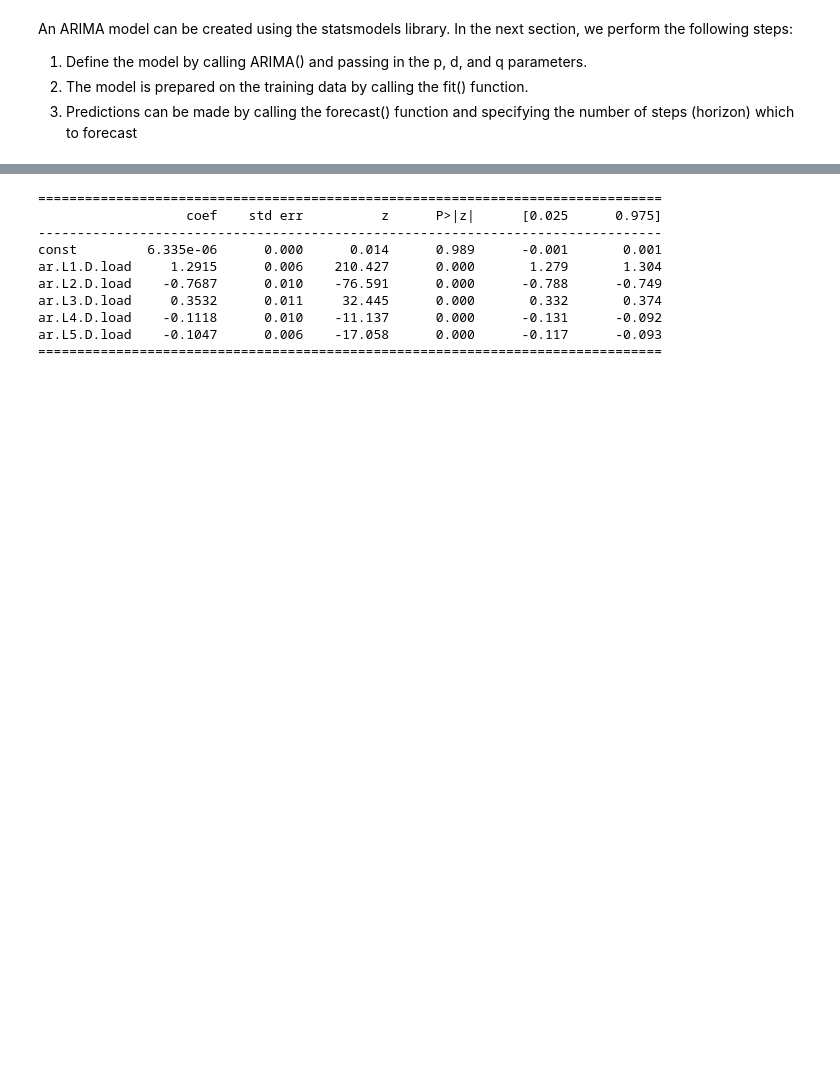
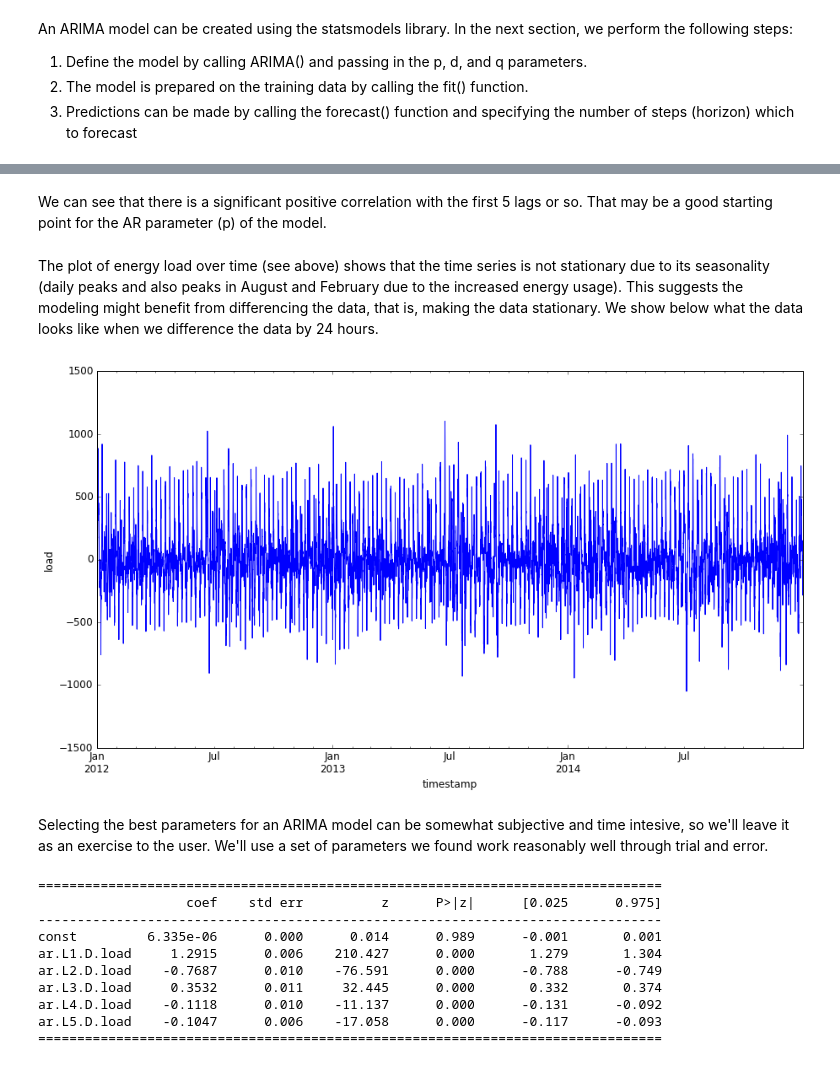
Before and after one commit to yijingchen/RNNForTimeSeriesForecastTutorial, a Jupyter notebook: 1_one_step_traditional_ts_arima.ipynb, the cells around one changed output, grey strips where cells are left out. Cells and saved outputs as stored; diff of their text form; code cells hidden in the pictures; blank space fills up the shorter version.

```diff
--- a/1_one_step_traditional_ts_arima.ipynb
+++ b/1_one_step_traditional_ts_arima.ipynb
@@ -186,2 +155,16 @@ pyplot.show()
+# %% [markdown]
+We can see that there is a significant positive correlation with the first 5 lags or so. That may be a good starting point for the AR parameter (p) of the model.
+# %% [markdown]
+The plot of energy load over time (see above) shows that the time series is not stationary due to its seasonality (daily peaks and also peaks in August and February due to the increased energy usage). This suggests the modeling might benefit from differencing the data, that is, making the data stationary.
+We show below what the data looks like when we difference the data by 24 hours.
+# %%
+energy.copy()['load'].diff(periods=24).plot(y='load', figsize=(15, 8), fontsize=12)
+plt.xlabel('timestamp', fontsize=12)
+plt.ylabel('load', fontsize=12)
+plt.show()
+# %% [output]
+[figure, added]
+# %% [markdown]
+Selecting the best parameters for an ARIMA model can be somewhat subjective and time intesive, so we'll leave it as an exercise to the user. We'll use a set of parameters we found work reasonably well through trial and error.
 # %%
 # fit model
```
Also changed, not shown: parts of 23 cells of this notebook, 4 other files.
